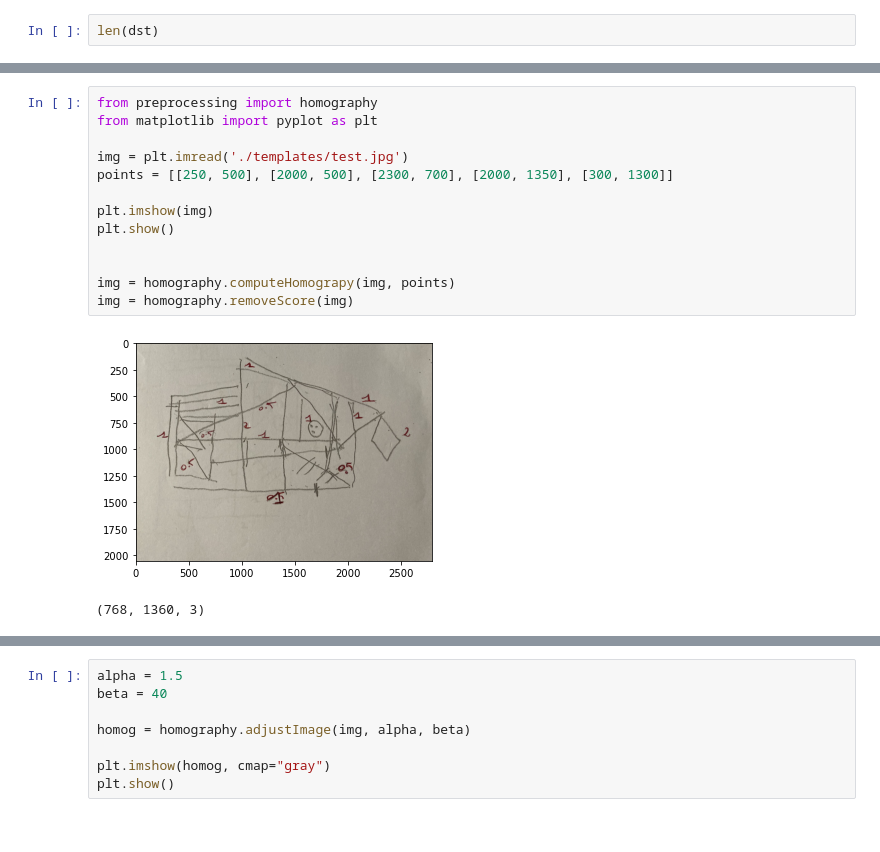
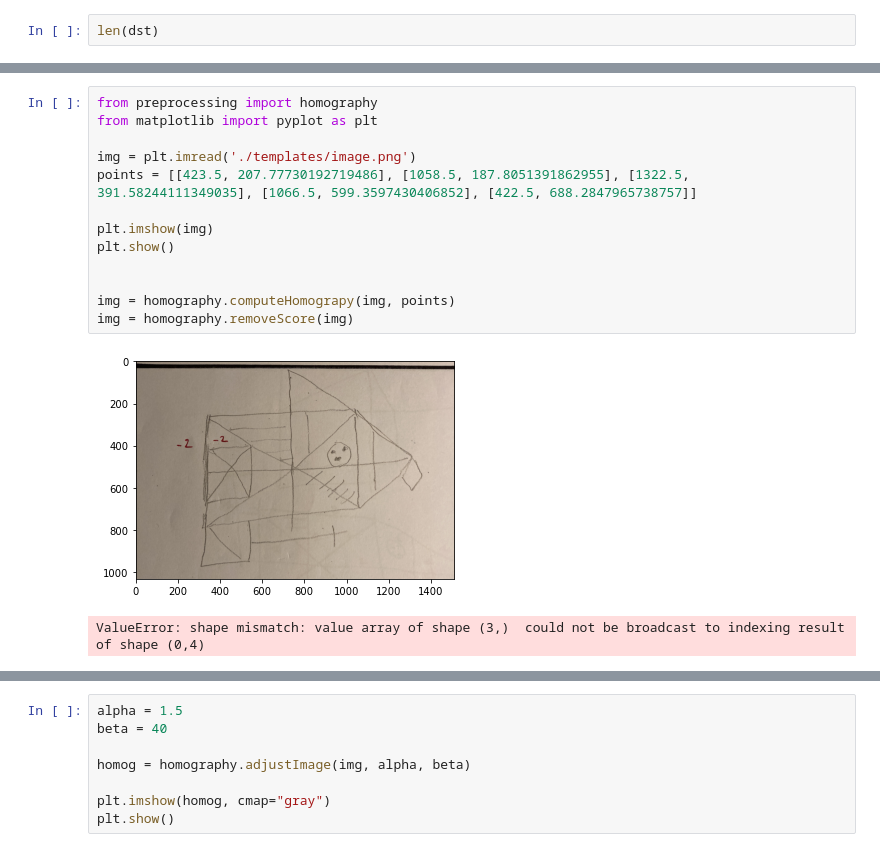
Before and after one commit to aidadenisa/api-rocf-eval, a Jupyter notebook: test.ipynb, the cells around one changed output, grey strips where cells are left out. Saved outputs shown, nothing was run; the diff lists cells and outputs as text.

Commit message:
Added some test assets

```diff
--- a/test.ipynb
+++ b/test.ipynb
@@ -40,19 +38,19 @@ NameError: name 'dst' is not defined
 # %%
 from preprocessing import homography
 from matplotlib import pyplot as plt
 
-img = plt.imread('./templates/test.jpg')
-points = [[250, 500], [2000, 500], [2300, 700], [2000, 1350], [300, 1300]]
+img = plt.imread('./templates/image.png')
+points = [[423.5, 207.77730192719486], [1058.5, 187.8051391862955], [1322.5, 391.58244111349035], [1066.5, 599.3597430406852], [422.5, 688.2847965738757]]
 
 plt.imshow(img)
 plt.show()
 
 
 img = homography.computeHomograpy(img, points)
 img = homography.removeScore(img)
 # %% [output]
-[figure, old version]
+[figure, new version]
-(768, 1360, 3)
+ValueError: shape mismatch: value array of shape (3,)  could not be broadcast to indexing result of shape (0,4)
 # %%
 alpha = 1.5
 beta = 0
```
Also changed, not shown: parts of 2 cells of this notebook, 2 other files.
